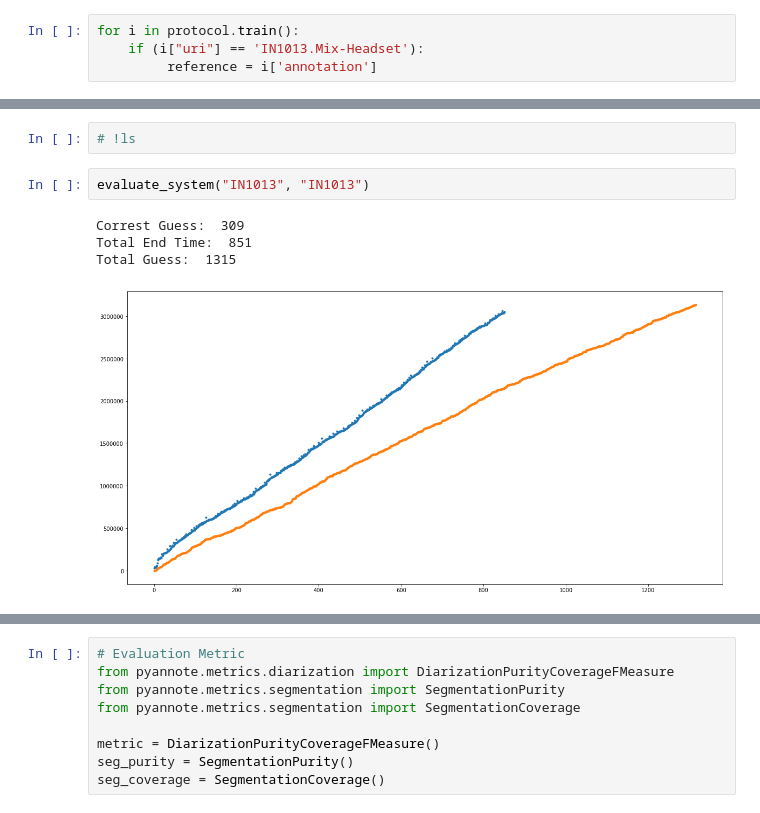
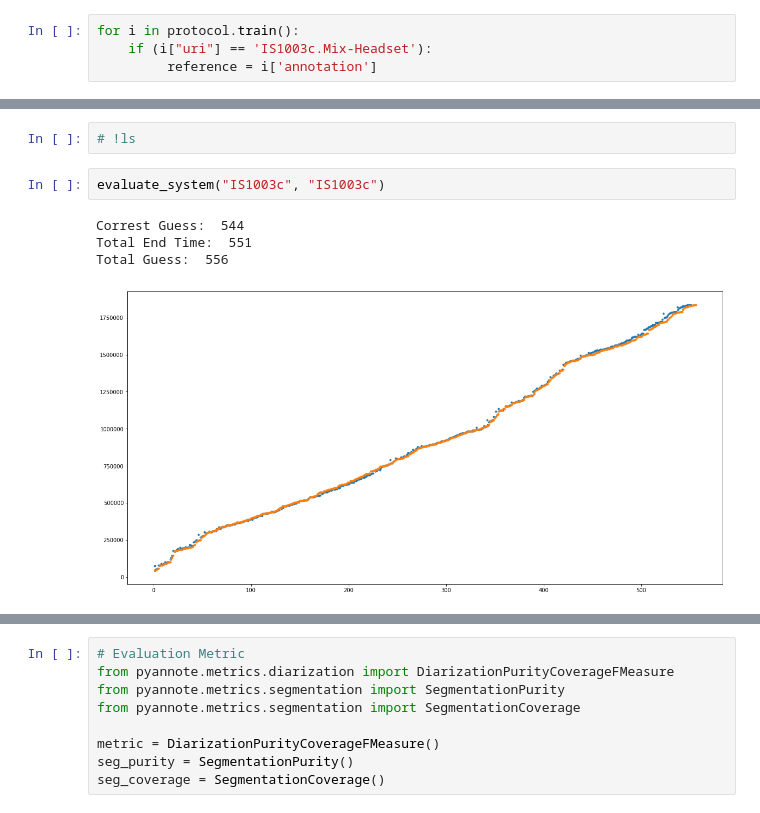
Before and after one commit to hedonistrh/SpChangeDetect, a Jupyter notebook: BiLSTM.ipynb, the cells around one changed output, grey strips where cells are left out. Saved outputs shown, nothing was run; the diff lists cells and outputs as text.

```diff
--- a/BiLSTM.ipynb
+++ b/BiLSTM.ipynb
@@ -671,7 +696,7 @@ from pyannote.database import get_protocol
 protocol = get_protocol('AMI.SpeakerDiarization.MixHeadset')
 # %%
 for i in protocol.train():
-    if (i["uri"] == 'IN1013.Mix-Headset'):
+    if (i["uri"] == 'IS1003c.Mix-Headset'):
          reference = i['annotation']
 # %%
 reference
@@ -723,13 +748,13 @@ def evaluate_system(end_time_filename, pred_filename):
     pp.show()
 # %%
 # !ls
-# %%
-evaluate_system("IN1013", "IN1013")
-# %% [output]
-Correst Guess:  309
-Total End Time:  851
-Total Guess:  1315
-[figure, removed]
+# %%
+evaluate_system("IS1003c", "IS1003c")
+# %% [output]
+Correst Guess:  544
+Total End Time:  551
+Total Guess:  556
+[figure, added]
 # %%
 # try to implement pyannote metrics
 from pyannote.core import Segment, Timeline, Annotation
```
Also changed, not shown: parts of 22 cells of this notebook.
